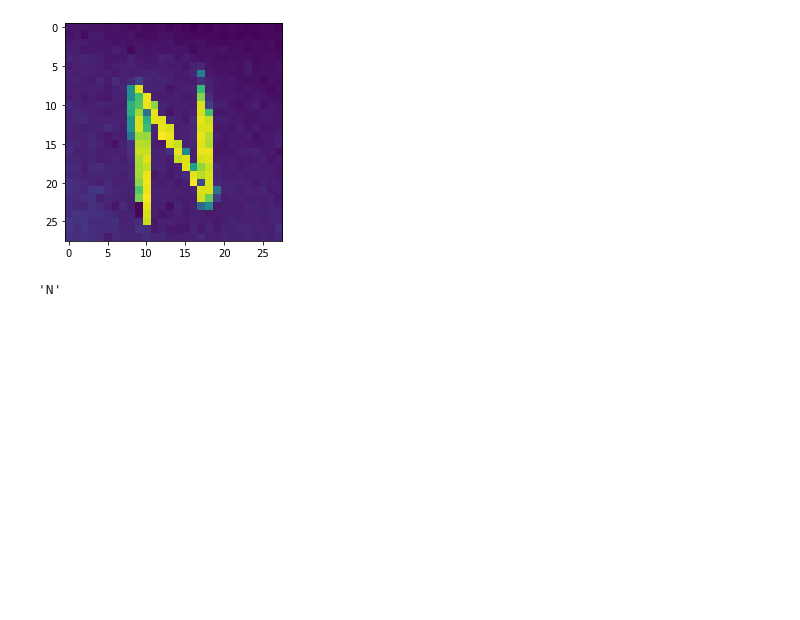
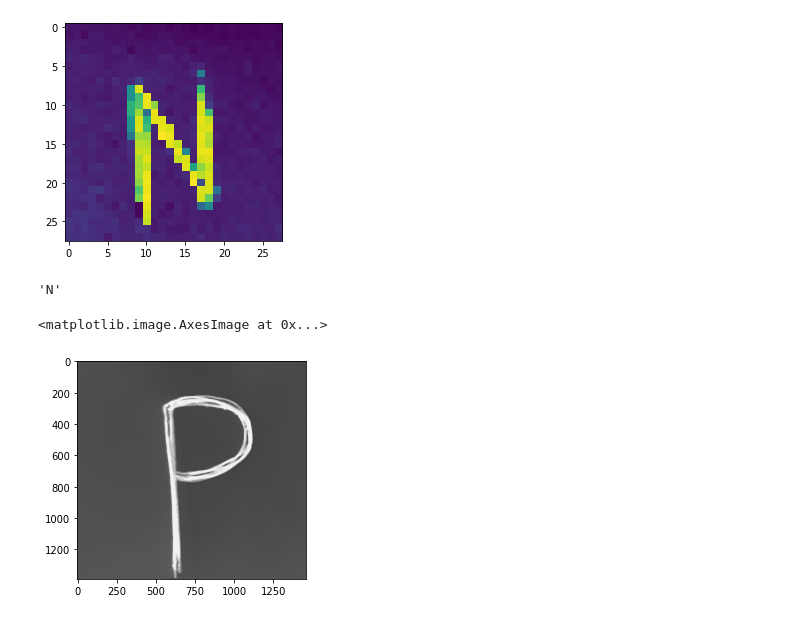
Before and after one commit to LiamCafffrey/HandWrittenTextInterpreter, a Jupyter notebook: notebooks/Liam_Predict.ipynb, the cells around one changed output. Drawn from its saved outputs; the diff is of its cells as text; code cells hidden in the pictures; blank space fills up the shorter version.

```diff
--- a/notebooks/Liam_Predict.ipynb
+++ b/notebooks/Liam_Predict.ipynb
@@ -116,3 +136,12 @@ char_5 = model.predict_classes(img_5)
 interpreter(char_5)
 # %% [output]
 'N'
+# %%
+im = Image.open('../raw_data/RATO.jpg').convert('RGB')
+im_invert = ImageOps.invert(im)
+im_invert.save('../raw_data/RATO_inv.jpg')
+# %%
+plt.imshow(im_invert)
+# %% [output]
+<matplotlib.image.AxesImage at 0x...>
+[figure, added]
```
Also changed, not shown: parts of 20 cells of this notebook, 8 other files.
